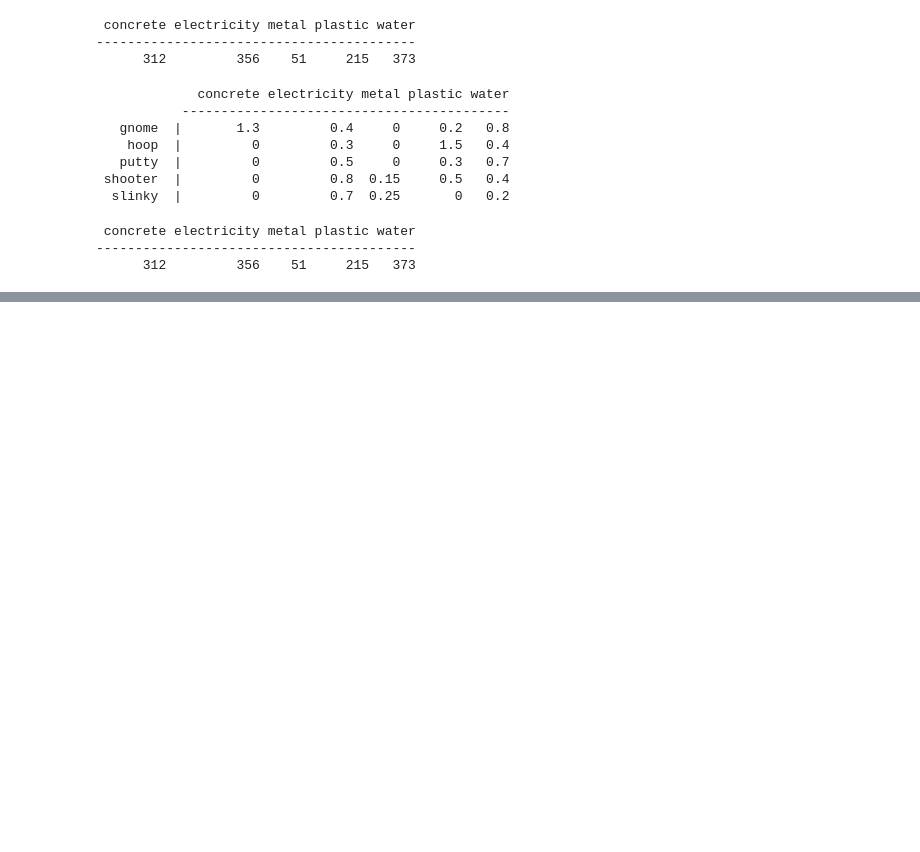
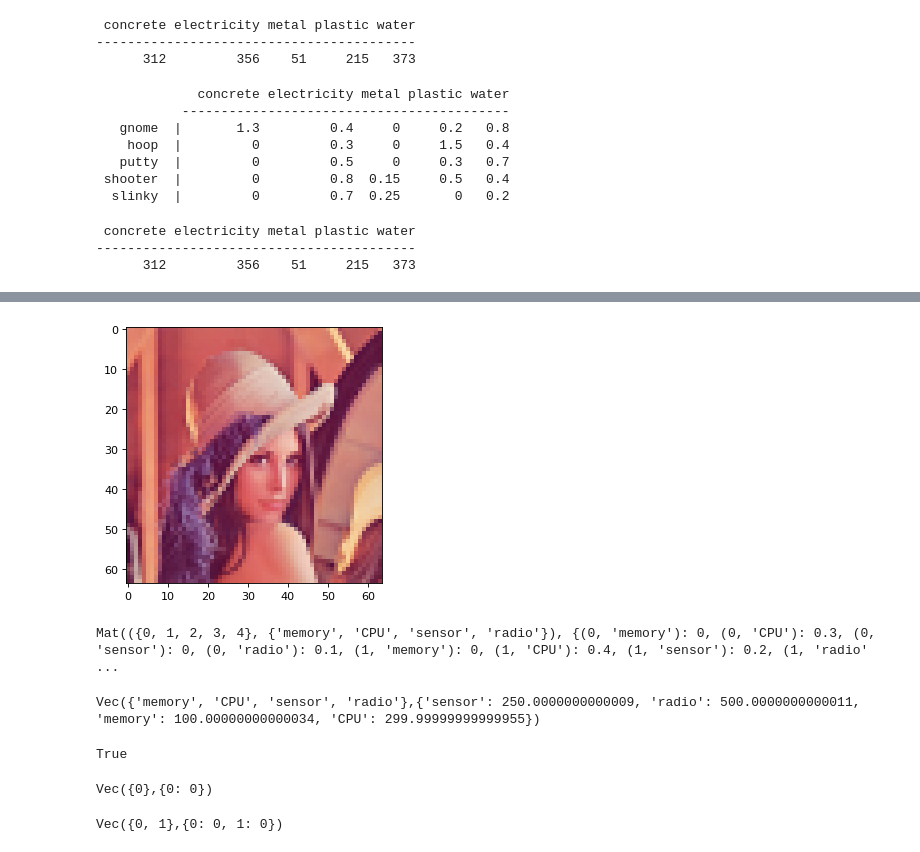
Before and after one commit to mytinylabo/coding-the-matrix, a Jupyter notebook: notebook/chapter_4.ipynb, the cells around one changed output, grey strips where cells are left out. Cells and saved outputs as stored; diff of their text form; code cells hidden in the pictures; blank space fills up the shorter version.

```diff
--- a/notebook/chapter_4.ipynb
+++ b/notebook/chapter_4.ipynb
@@ -125,0 +214,4 @@ ImportError: Unsupported Python version
+# %%
+# 画像をベクトル（1次元配列）として扱う
+vec_org = im_org.reshape([256*256, 3])
+vec_org
@@ -125,0 +226,73 @@ ImportError: Unsupported Python version
+# %%
+# ダウンサンプリングの行列を作成する（64px*64pxに縮小する）
+mat_ds = np.zeros((64**2, 256**2))
+for j in range(64):
+    for i in range(64):
+        for m in range(4):
+            for n in range(4):
+                mat_ds[j*64 + i, (j*4+m)*256 + i*4+n] = 1/16
+
+# 元画像ベクトルの左から作成した行列を掛ける
+# ・要素レベルではRGB画素（int[3]）と重み（float）の乗算になるが、NumPyがベクトルのスカラ倍として計算してくれる
+# ・vec_org が列ベクトルじゃないけど計算できているのもNumPyの賢さ（np.matrix だと厳密にやる必要がある？）
+vec_small = mat_ds.dot(vec_org).astype(np.int)
+
+# 縮小画像ベクトルを2次元配列として解釈
+im_small = vec_small.reshape((64, 64, 3))
+# %%
+# 縮小した画像を表示する
+dpi = 80
+xpixels, ypixels = 256, 256 # 原寸表示だとmatplotlibが縮小したのか区別しにくいので拡大表示する
+
+figsize = ypixels / dpi, xpixels / dpi
+
+fig = plt.figure(figsize=figsize, dpi=dpi)
+ax = fig.add_axes([0, 0, 1, 1])
+
+ax.imshow(im_small)
+plt.show()
+# %% [output]
+[figure, added]
+# %%
+# p202 例 2.9.7
+D = {'radio', 'sensor', 'memory', 'CPU'}
+v0 = Vec(D, {'radio': 0.1, 'CPU': 0.3})
+v1 = Vec(D, {'sensor': 0.2, 'CPU': 0.4})
+v2 = Vec(D, {'memory': 0.3, 'CPU': 0.1})
+v3 = Vec(D, {'memory': 0.5, 'CPU': 0.4})
+v4 = Vec(D, {'radio': 0.2, 'CPU': 0.5})
+
+b = Vec({0, 1, 2, 3, 4}, {0: 140, 1: 170, 2: 60, 3: 170, 4: 250})
+A = rowdict2mat([v0, v1, v2, v3, v4])
+A
+# %% [output]
+Mat(({0, 1, 2, 3, 4}, {'memory', 'CPU', 'sensor', 'radio'}), {(0, 'memory'): 0, (0, 'CPU'): 0.3, (0, 'sensor'): 0, (0, 'radio'): 0.1, (1, 'memory'): 0, (1, 'CPU'): 0.4, (1, 'sensor'): 0.2, (1, 'radio' ...
+# %%
+rate = solve(A, b)
+rate
+# %% [output]
+Vec({'memory', 'CPU', 'sensor', 'radio'},{'sensor': 250.0000000000009, 'radio': 500.0000000000011, 'memory': 100.00000000000034, 'CPU': 299.99999999999955})
+# %%
+r = b - A*rate
+r*r < sys.float_info.epsilon
+# %% [output]
+True
+# %%
+# p206 問題 4.7.3
+def l2v(L):
+    D = set(range(len(L)))
+    return Vec(D, {k: v for k, v in enumerate(L)})
+
+# 1.
+A = rowdict2mat([l2v([1, 0, 1])])
+v = l2v([1, 0, -1])
+A*v
+# %% [output]
+Vec({0},{0: 0})
+# %%
+# 2.
+A = rowdict2mat([l2v([2, 0, 0]), l2v([0, 1, 1])])
+v = l2v([0, 1, -1])
+A*v
+# %% [output]
+Vec({0, 1},{0: 0, 1: 0})
```
Also changed, not shown: parts of 17 cells of this notebook, 3 other files.
